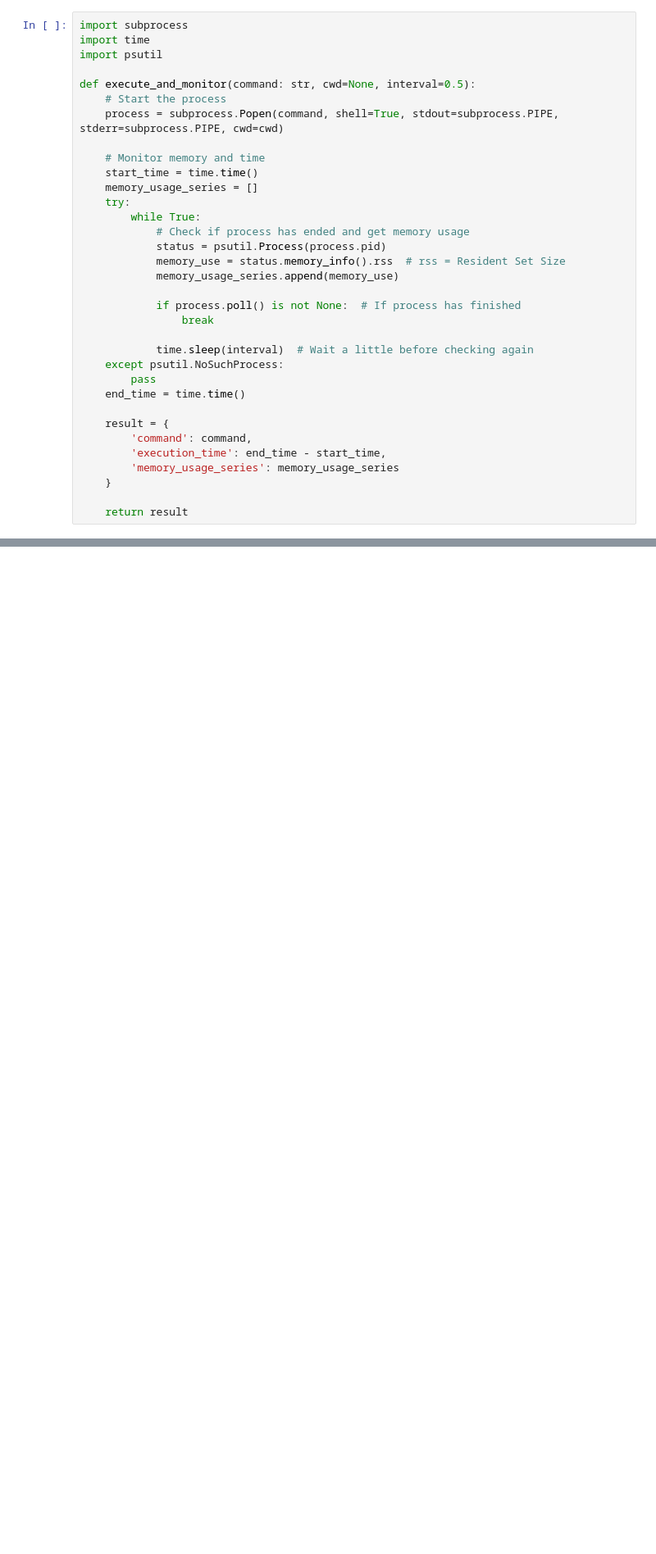
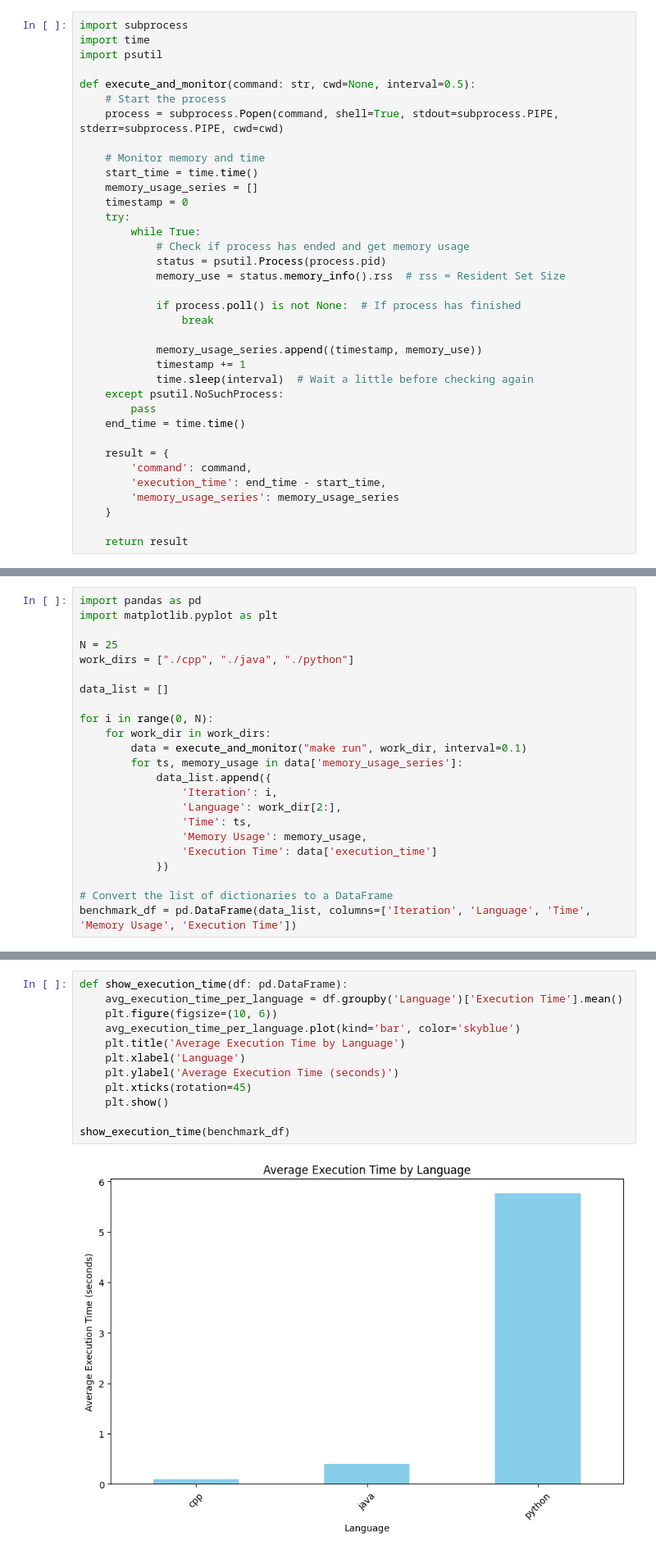
Before and after one commit to m4nv3ru/fm-ws23, a Jupyter notebook: fm.ipynb, the cells around one changed output, grey strips where cells are left out. Shown at 82% size. Saved outputs shown, nothing was run; the diff lists cells and outputs as text; blank space fills up the shorter version.

```diff
--- a/fm.ipynb
+++ b/fm.ipynb
@@ -33,16 +33,18 @@ def execute_and_monitor(command: str, cwd=None, interval=0.5):
     # Monitor memory and time
     start_time = time.time()
     memory_usage_series = []
+    timestamp = 0
     try:
         while True:
             # Check if process has ended and get memory usage
             status = psutil.Process(process.pid)
             memory_use = status.memory_info().rss  # rss = Resident Set Size
-            memory_usage_series.append(memory_use)
 
             if process.poll() is not None:  # If process has finished
                 break
 
+            memory_usage_series.append((timestamp, memory_use))
+            timestamp += 1
             time.sleep(interval)  # Wait a little before checking again
     except psutil.NoSuchProcess:
         pass
@@ -57,0 +62,23 @@ def execute_and_monitor(command: str, cwd=None, interval=0.5):
+# %%
+import pandas as pd
+import matplotlib.pyplot as plt
+
+N = 25
+work_dirs = ["./cpp", "./java", "./python"]
+
+data_list = []
+
+for i in range(0, N):
+    for work_dir in work_dirs:
+        data = execute_and_monitor("make run", work_dir, interval=0.1)
+        for ts, memory_usage in data['memory_usage_series']:
+            data_list.append({
+                'Iteration': i,
+                'Language': work_dir[2:],
+                'Time': ts,
+                'Memory Usage': memory_usage,
+                'Execution Time': data['execution_time']
+            })
+
+# Convert the list of dictionaries to a DataFrame
+benchmark_df = pd.DataFrame(data_list, columns=['Iteration', 'Language', 'Time', 'Memory Usage', 'Execution Time'])
@@ -57,0 +87,14 @@ def execute_and_monitor(command: str, cwd=None, interval=0.5):
+# %%
+def show_execution_time(df: pd.DataFrame):
+    avg_execution_time_per_language = df.groupby('Language')['Execution Time'].mean()
+    plt.figure(figsize=(10, 6))
+    avg_execution_time_per_language.plot(kind='bar', color='skyblue')
+    plt.title('Average Execution Time by Language')
+    plt.xlabel('Language')
+    plt.ylabel('Average Execution Time (seconds)')
+    plt.xticks(rotation=45)
+    plt.show()
+
+show_execution_time(benchmark_df)
+# %% [output]
+[figure, added]
```
Also changed, not shown: parts of 18 cells of this notebook, 4 other files.
